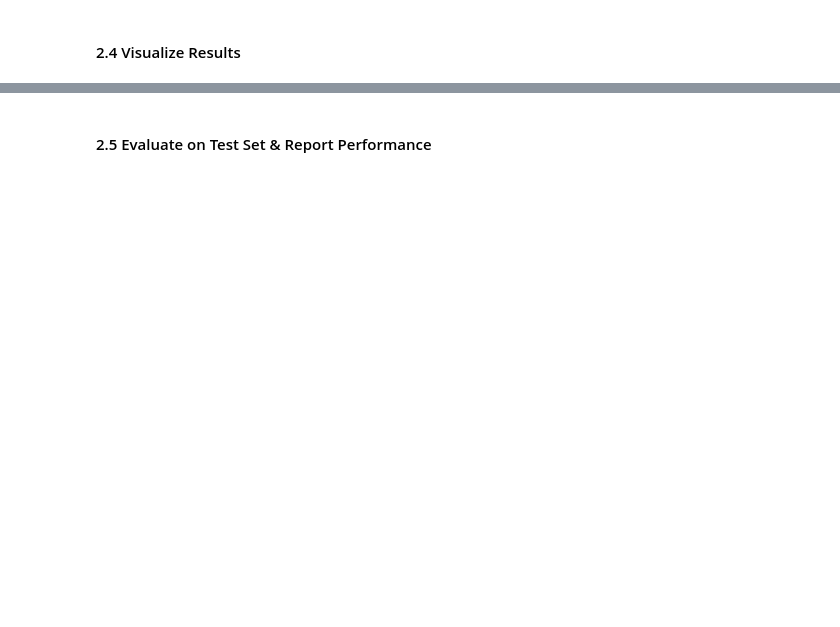
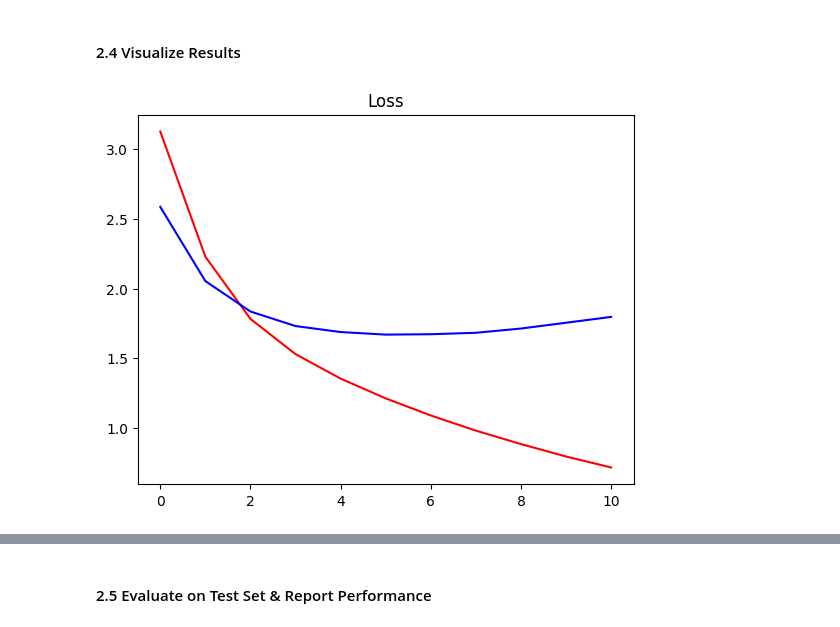
Before and after one commit to paumar2/mod7-final-project, a Jupyter notebook: Milestone_02.ipynb, the cells around one changed output, grey strips where cells are left out. Cells and saved outputs as stored; diff of their text form; code cells hidden in the pictures; blank space fills up the shorter version.

```diff
--- a/Milestone_02.ipynb
+++ b/Milestone_02.ipynb
@@ -205,24 +294,18 @@ Average length: 179.34842770437345
 # %%
 #5. reproducible train/val/test split
 from sklearn.model_selection import train_test_split
-from sklearn.preprocessing import LabelEncoder
-
-le = LabelEncoder()
-huffpost["label"] = le.fit_transform(huffpost["category"])
-num_classes = len(le.classes_)
-print("Number of classes:", num_classes)
 
 train_df, temp_df = train_test_split(
-    huffpost,
+    huffpost_df,
     test_size=0.2,
-    stratify=huffpost["category"],
+    stratify=huffpost_df["label"],
     random_state=42)
 
 #second split
 val_df, test_df = train_test_split(
     temp_df,
     test_size=0.5,
-    stratify=temp_df["category"],
+    stratify=temp_df["label"],
     random_state=42
 )
 
@@ -341,0 +426,7 @@ I0000 00:00:1775676611.750344   73896 cudart_stub.cc:31] Could not find cuda dri
+# %%
+#use hugginface datasets to see if results change
+from torch.utils.data import DataLoader
+BATCH_SIZE = 32
+train_loader = DataLoader(train_dataset, batch_size=BATCH_SIZE, shuffle=True)
+val_loader = DataLoader(val_dataset, batch_size=BATCH_SIZE)
+test_loader = DataLoader(test_dataset, batch_size=BATCH_SIZE)
@@ -342,7 +462,2 @@ I0000 00:00:1775676611.750344   73896 cudart_stub.cc:31] Could not find cuda dri
 # %% [markdown]
 #### 2.2 Compile Baseline Model
-# %%
-model.compile(
-    optimizer='adam',
-    loss='sparse_categorical_crossentropy',
-    metrics=['accuracy'])
@@ -351,2 +464,13 @@ E0000 00:00:1775676616.229065   73896 cuda_platform.cc:52] failed call to cuInit
+# %%
+device = torch.device("cuda" if torch.cuda.is_available() else "cpu")
+model.to(device)
+
+optimizer = torch.optim.Adam(model.parameters(), lr=1e-3)
+
+# using class weights to address class imbalance
+weights_list = [class_weights[i] for i in range(len(class_weights))]
+class_weights_tensor = torch.tensor(weights_list, dtype=torch.float).to(device)
+
+criterion = nn.CrossEntropyLoss(weight=class_weights_tensor)
 # %% [markdown]
 #### 2.3 Train & Early Stopping
@@ -421,10 +578,12 @@ W0000 00:00:1775676618.001124   73896 cpu_allocator_impl.cc:82] Allocation of 30
 # %%
 import matplotlib.pyplot as plt
 
-#plot accuracy
-plt.plot(history.history['accuracy'])
-plt.plot(history.history['val_accuracy'])
-plt.title('Accuracy')
-plt.legend(['Train', 'Validation'])
+#plot loss
+plt.plot(train_losses, label="Train Loss", color='red')
+plt.plot(val_losses, label="Val Loss", color='blue')
+plt.title('Loss')
+#plt.legend(['Train', 'Validation'])
 plt.show()
+# %% [output]
+[figure, added]
 # %%
```
Also changed, not shown: parts of 26 cells of this notebook.
